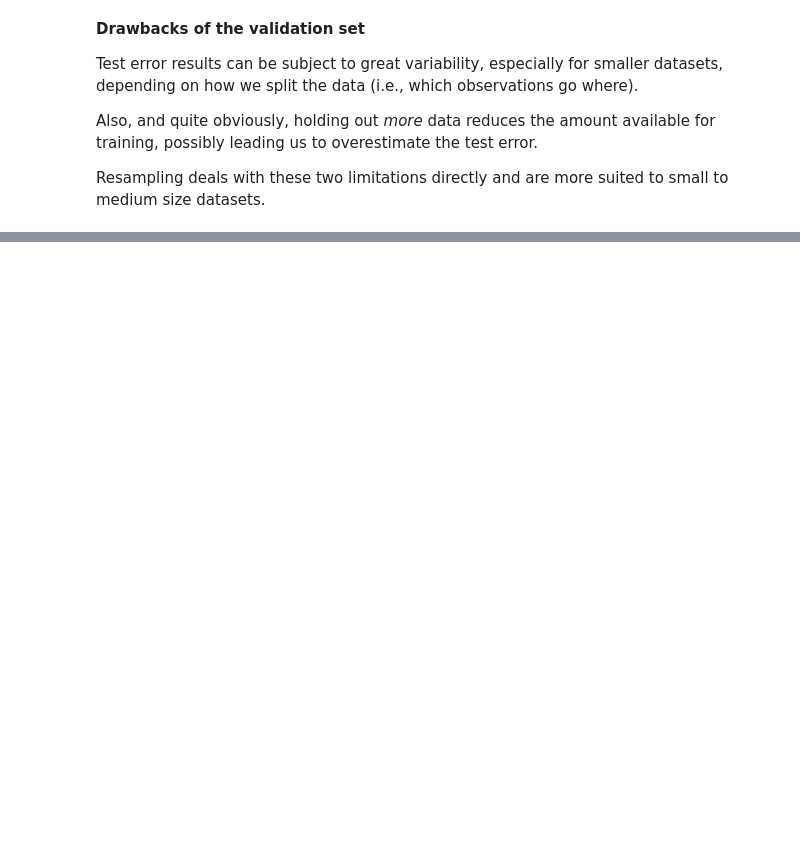
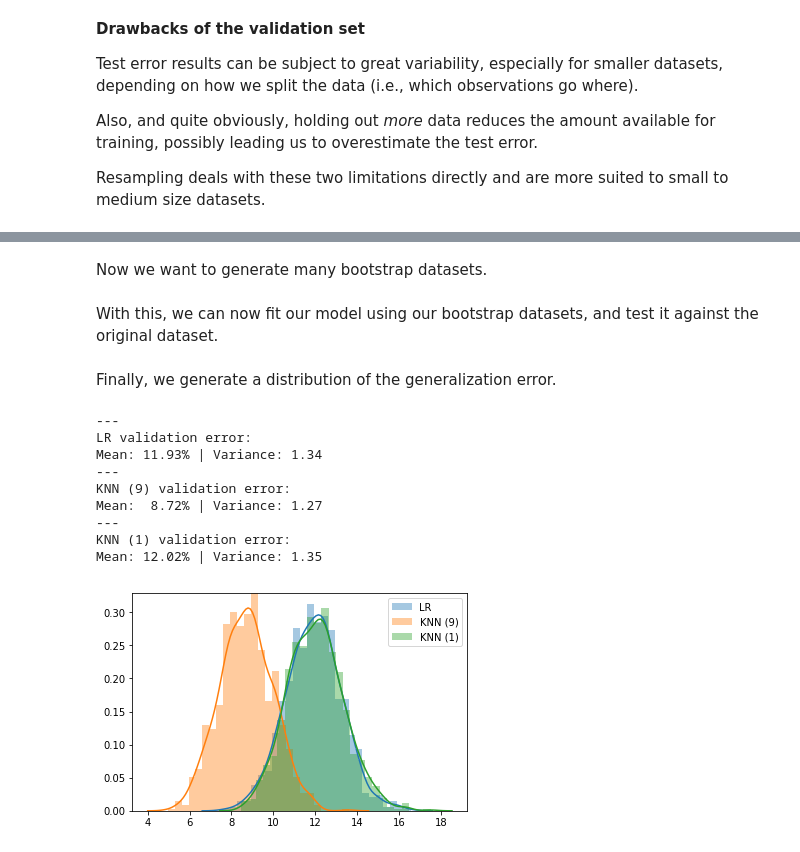
Before and after one commit to LDSSA/bootcamp, a Jupyter notebook: units/SLU11_Model_Validation/learning.ipynb, the cells around one changed output, grey strips where cells are left out. Cells and saved outputs as stored; diff of their text form; code cells hidden in the pictures; blank space fills up the shorter version.

Commit message:
Add bootstrapping

```diff
--- a/units/SLU11_Model_Validation/learning.ipynb
+++ b/units/SLU11_Model_Validation/learning.ipynb
@@ -323,0 +323,52 @@ for i in range(0, 2):
+# %% [markdown]
+Now we want to generate many bootstrap datasets.
+# %%
+def bootstrap(X, y, n_datasets=1000):
+    datasets = {}
+    for i in range(0, n_datasets):
+        X_z, y_z = create_bootstrap_dataset(X, y)
+        dataset = {'X': X_z, 'y': y_z}
+        z = len(datasets)
+        datasets.update({z: dataset})
+    return datasets
+
+datasets = bootstrap(X, y)
+# %% [markdown]
+With this, we can now fit our model using our bootstrap datasets, and test it against the original dataset.
+# %%
+results = {}
+for name, clf in clfs.items():
+    results[name] = {}
+    for key, dataset in datasets.items():
+        X_train, y_train = dataset['X'], dataset['y']
+        X_test, y_test = X.drop(X_train.index), y.drop(y_train.index)
+        clf.fit(X_train, y_train)
+        training_error, test_error = compute_metrics(X_train, y_train, X_test, y_test, clf)
+        results[name].update({key: test_error})
+# %% [markdown]
+Finally, we generate a distribution of the generalization error.
+# %%
+import seaborn as sns
+import warnings
+warnings.filterwarnings('ignore')
+
+for key, result in results.items():
+    prediction_errors = list(result.values())
+    mean_error = round(np.mean(prediction_errors), 2)
+    var_error = round(np.std(prediction_errors), 2)
+    sns.distplot(prediction_errors, label=key)
+    print('---\n{} validation error:\nMean: {:5}% | Variance: {:4}'.format(key, mean_error, var_error))
+
+plt.legend(loc=0)
+plt.show()
+# %% [output]
+---
+LR validation error:
+Mean: 11.93% | Variance: 1.34
+---
+KNN (9) validation error:
+Mean:  8.72% | Variance: 1.27
+---
+KNN (1) validation error:
+Mean: 12.02% | Variance: 1.35
+[figure, added]
```
Also changed, not shown: parts of 8 cells of this notebook, 1 other file.
